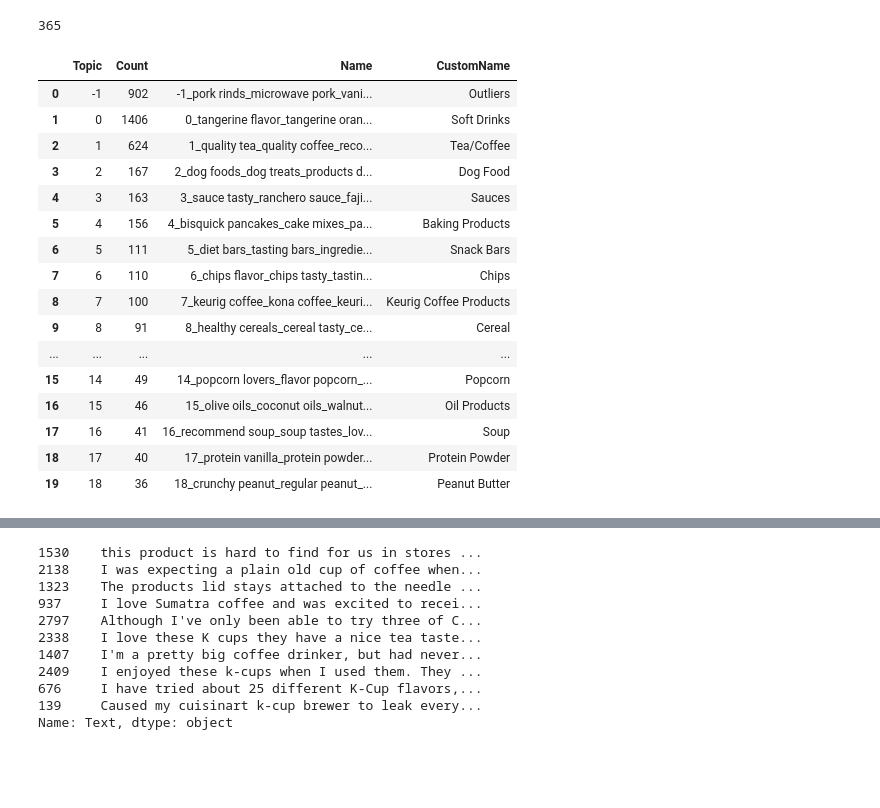
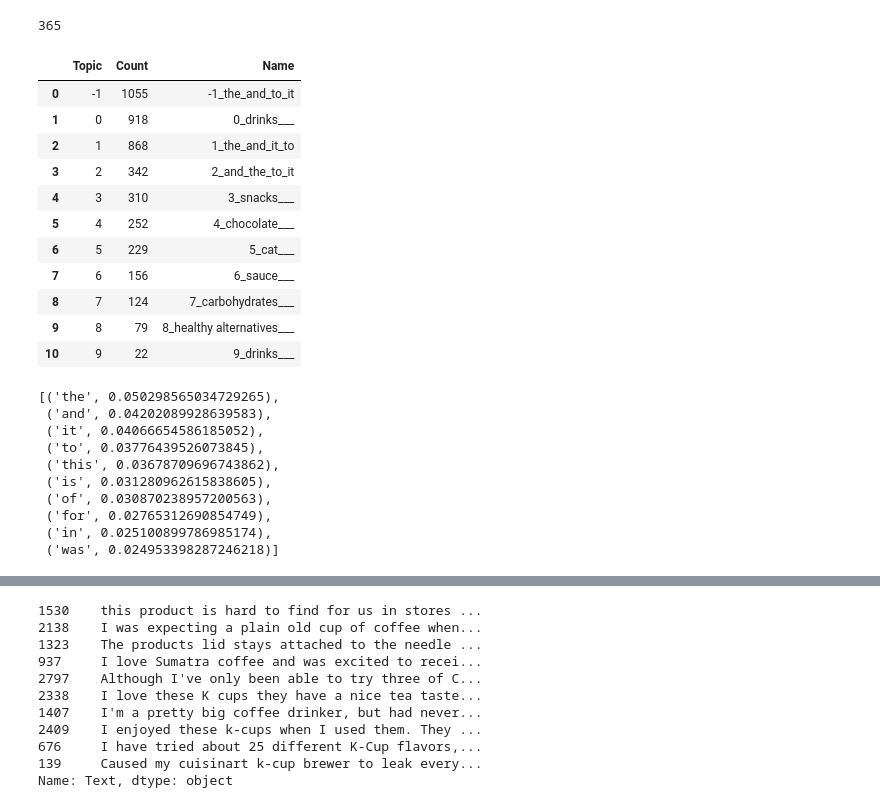
Before and after one commit to JiaJun98/DSA4263_DSApes, a Jupyter notebook: topic_modelling/bert/bertopic.ipynb, the cells around one changed output, grey strips where cells are left out. Drawn from its saved outputs; the diff is of its cells as text; code cells hidden in the pictures; blank space fills up the shorter version.

```diff
--- a/topic_modelling/bert/bertopic.ipynb
+++ b/topic_modelling/bert/bertopic.ipynb
@@ -149,23 +42,31 @@ miniLM_model.topic_model.save("sentence-transformers-key-bigram-v2")
 test_topic = miniLM_model.topic_model.transform(test.text)
 # %% [output]
 365
-# %%
-miniLM_model.topic_model.get_topic_info()
-# %% [output]
-|  | Topic | Count | Name | CustomName |
-| 0 | -1 | 902 | -1_pork rinds_microwave pork_vani... | Outliers |
-| 1 | 0 | 1406 | 0_tangerine flavor_tangerine oran... | Soft Drinks |
-| 2 | 1 | 624 | 1_quality tea_quality coffee_reco... | Tea/Coffee |
-| 3 | 2 | 167 | 2_dog foods_dog treats_products d... | Dog Food |
-| 4 | 3 | 163 | 3_sauce tasty_ranchero sauce_faji... | Sauces |
-| 5 | 4 | 156 | 4_bisquick pancakes_cake mixes_pa... | Baking Products |
-| 6 | 5 | 111 | 5_diet bars_tasting bars_ingredie... | Snack Bars |
-| 7 | 6 | 110 | 6_chips flavor_chips tasty_tastin... | Chips |
-| 8 | 7 | 100 | 7_keurig coffee_kona coffee_keuri... | Keurig Coffee Products |
-| 9 | 8 | 91 | 8_healthy cereals_cereal tasty_ce... | Cereal |
-| ... | ... | ... | ... | ... |
-| 15 | 14 | 49 | 14_popcorn lovers_flavor popcorn_... | Popcorn |
-| 16 | 15 | 46 | 15_olive oils_coconut oils_walnut... | Oil Products |
-| 17 | 16 | 41 | 16_recommend soup_soup tastes_lov... | Soup |
-| 18 | 17 | 40 | 17_protein vanilla_protein powder... | Protein Powder |
-| 19 | 18 | 36 | 18_crunchy peanut_regular peanut_... | Peanut Butter |
+# %%
+topic_model.get_topic_info()
+# %% [output]
+|  | Topic | Count | Name |
+| 0 | -1 | 1055 | -1_the_and_to_it |
+| 1 | 0 | 918 | 0_drinks___ |
+| 2 | 1 | 868 | 1_the_and_it_to |
+| 3 | 2 | 342 | 2_and_the_to_it |
+| 4 | 3 | 310 | 3_snacks___ |
+| 5 | 4 | 252 | 4_chocolate___ |
+| 6 | 5 | 229 | 5_cat___ |
+| 7 | 6 | 156 | 6_sauce___ |
+| 8 | 7 | 124 | 7_carbohydrates___ |
+| 9 | 8 | 79 | 8_healthy alternatives___ |
+| 10 | 9 | 22 | 9_drinks___ |
+# %%
+topic_model.get_topic(1)
+# %% [output]
+[('the', 0.050298565034729265),
+ ('and', 0.04202089928639583),
+ ('it', 0.04066654586185052),
+ ('to', 0.03776439526073845),
+ ('this', 0.03678709696743862),
+ ('is', 0.031280962615838605),
+ ('of', 0.030870238957200563),
+ ('for', 0.02765312690854749),
+ ('in', 0.025100899786985174),
+ ('was', 0.024953398287246218)]
```
Also changed, not shown: parts of 19 cells of this notebook, 8 other files.
